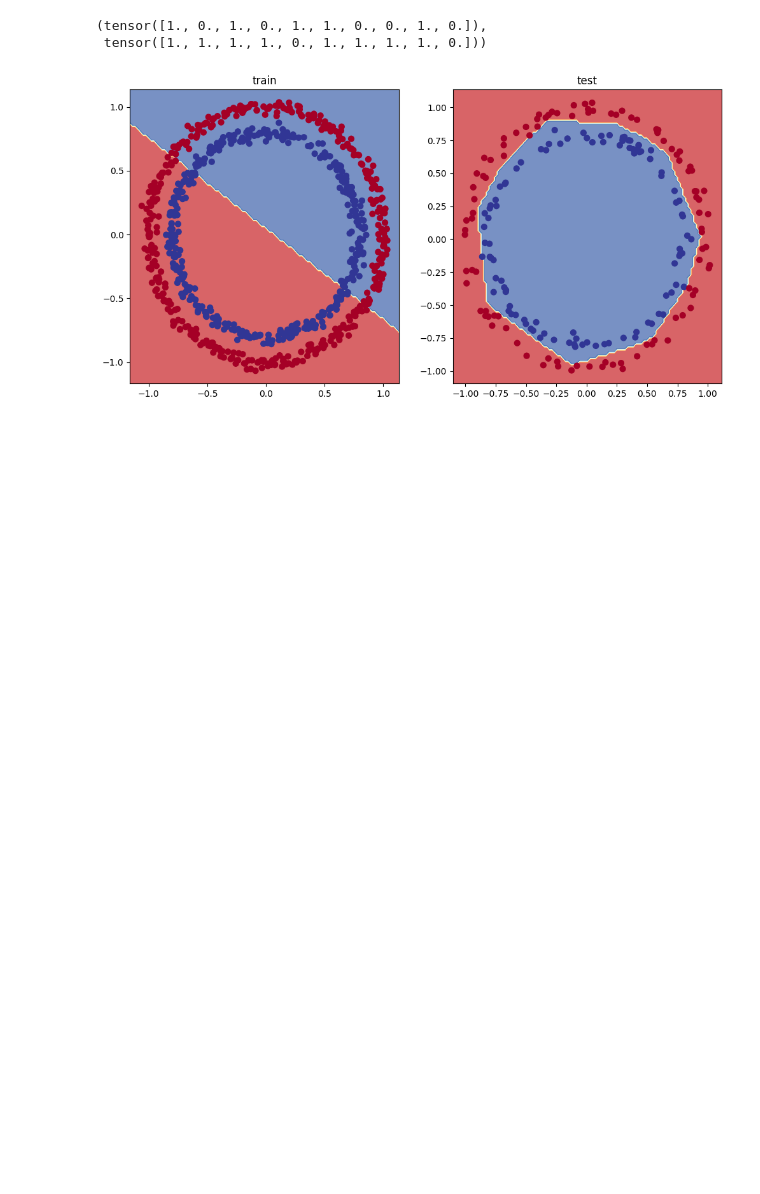
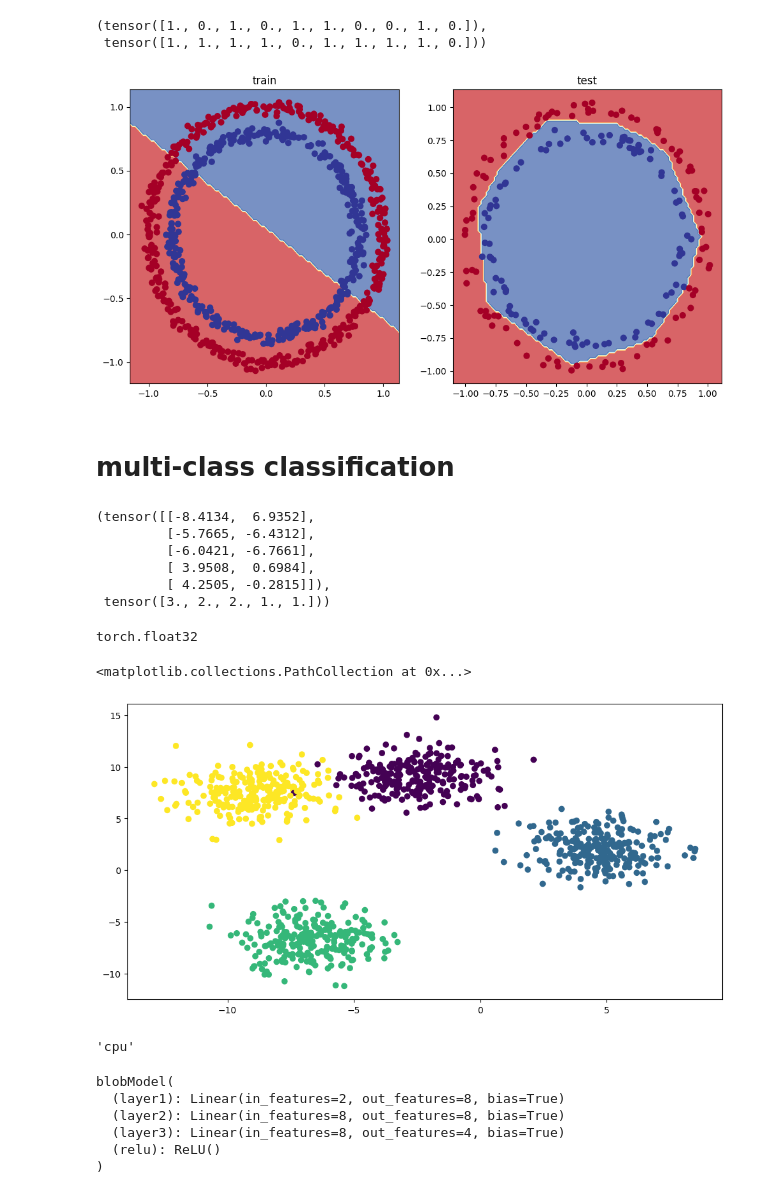
Before and after one commit to 404saugat404/pytorch, a Jupyter notebook: neural_network_classification.ipynb, the cells around one changed output. Cells and saved outputs as stored; diff of their text form; code cells hidden in the pictures; blank space fills up the shorter version.

Commit message:
multi_class done

```diff
--- a/neural_network_classification.ipynb
+++ b/neural_network_classification.ipynb
@@ -347,3 +347,82 @@ plt.title('test')
 plot_decision_boundary(model_1,X_test,y_test)
 # %% [output]
 [figure]
+# %% [markdown]
+# multi-class classification
+# %%
+import torch
+import matplotlib.pyplot as plt
+from sklearn.datasets import make_blobs
+from sklearn.model_selection import train_test_split
+
+#setting up hyperparameters
+num_classes=4
+num_features=2
+random_seed=42
+
+#creating a multiclass data
+
+X_blob,y_blob=make_blobs(n_samples=1000,
+                         n_features=num_features,
+                         centers=num_classes,
+                         cluster_std=1.5,
+                         random_state=random_seed)
+# %%
+#turn data into tensors
+X_blob=torch.from_numpy(X_blob).type(torch.float)
+
+y_blob=torch.from_numpy(y_blob).type(torch.float)
+
+X_blob[:5],y_blob[:5]
+# %% [output]
+(tensor([[-8.4134,  6.9352],
+         [-5.7665, -6.4312],
+         [-6.0421, -6.7661],
+         [ 3.9508,  0.6984],
+         [ 4.2505, -0.2815]]),
+ tensor([3., 2., 2., 1., 1.]))
+# %%
+X_blob.dtype
+# %% [output]
+torch.float32
+# %%
+#splitting into train test
+X_blob_train, X_blob_test, y_blob_train, y_blob_test = train_test_split(
+    X_blob, y_blob, test_size=0.2, random_state=42) #or random seed insted of 42
+
+#plotting the data
+plt.figure(figsize=(12,6))
+plt.scatter(X_blob[:,0],X_blob[:,1], c=y_blob)
+# %% [output]
+<matplotlib.collections.PathCollection at 0x...>
+[figure, added]
+# %%
+device='cuda' if torch.cuda.is_available() else 'cpu'
+device
+# %% [output]
+'cpu'
+# %%
+from torch import nn
+class blobModel(nn.Module):
+  def __init__(self,input_features,output_features, hidden_units=8):
+    super().__init__()
+    self.layer1=nn.Linear(in_features=input_features,out_features=hidden_units)
+    self.layer2=nn.Linear(in_features=hidden_units,out_features=hidden_units)
+
+    self.layer3=nn.Linear(in_features=hidden_units,out_features=output_features)
+    self.relu=nn.ReLU()
+
+  def forward(self,x):
+    return self.layer3(self.relu(self.layer2(self.relu(self.layer1(x)))))
+
+model_new=blobModel(input_features=num_features,
+                 output_features=num_classes,
+                 hidden_units=8).to(device)
+model_new
+# %% [output]
+blobModel(
+  (layer1): Linear(in_features=2, out_features=8, bias=True)
+  (layer2): Linear(in_features=8, out_features=8, bias=True)
+  (layer3): Linear(in_features=8, out_features=4, bias=True)
+  (relu): ReLU()
+)
```
Also changed, not shown: parts of 8 cells of this notebook.
